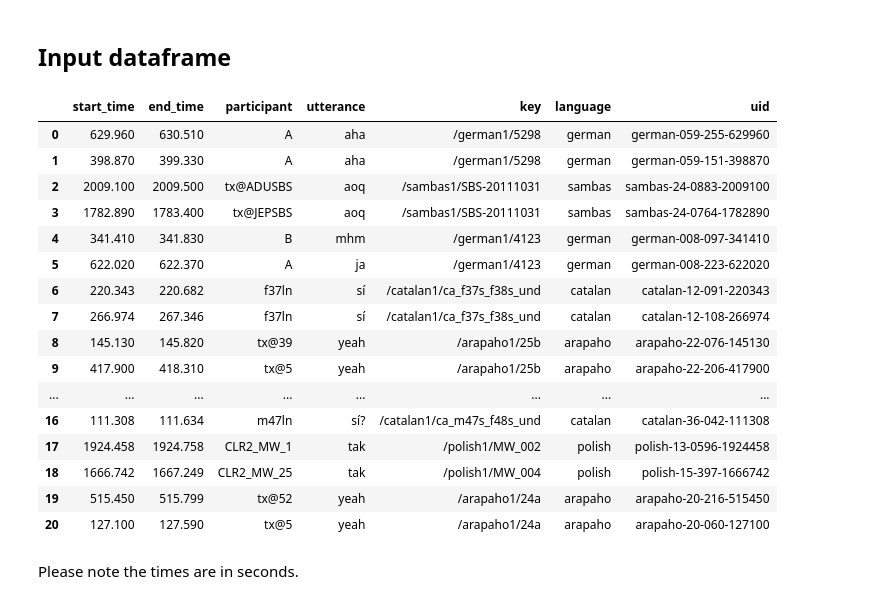
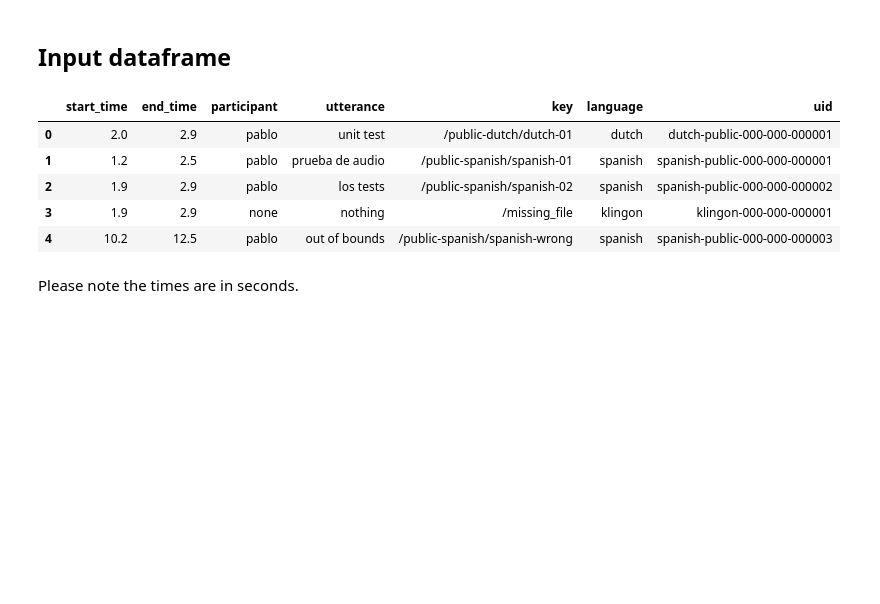
Before and after one commit to elpaco-escience/corpusparser, a Jupyter notebook: examples.ipynb, the cells around one changed output. Saved outputs shown, nothing was run; the diff lists cells and outputs as text; code cells hidden in the pictures; blank space fills up the shorter version.

```diff
--- a/examples.ipynb
+++ b/examples.ipynb
@@ -10,26 +10,15 @@ Some of these rows points to the same `.wav` file, so we'll make sure the file i
 # %%
 from pandas import read_csv
 # %%
-df = read_csv("tests/test_input.csv")
+df = read_csv("tests/test_public.csv")
 df
 # %% [output]
 |  | start_time | end_time | participant | utterance | key | language | uid |
-| 0 | 629.960 | 630.510 | A | aha | /german1/5298 | german | german-059-255-629960 |
-| 1 | 398.870 | 399.330 | A | aha | /german1/5298 | german | german-059-151-398870 |
-| 2 | 2009.100 | 2009.500 | tx@ADUSBS | aoq | /sambas1/SBS-20111031 | sambas | sambas-24-0883-2009100 |
-| 3 | 1782.890 | 1783.400 | tx@JEPSBS | aoq | /sambas1/SBS-20111031 | sambas | sambas-24-0764-1782890 |
-| 4 | 341.410 | 341.830 | B | mhm | /german1/4123 | german | german-008-097-341410 |
-| 5 | 622.020 | 622.370 | A | ja | /german1/4123 | german | german-008-223-622020 |
-| 6 | 220.343 | 220.682 | f37ln | sí | /catalan1/ca_f37s_f38s_und | catalan | catalan-12-091-220343 |
-| 7 | 266.974 | 267.346 | f37ln | sí | /catalan1/ca_f37s_f38s_und | catalan | catalan-12-108-266974 |
-| 8 | 145.130 | 145.820 | tx@39 | yeah | /arapaho1/25b | arapaho | arapaho-22-076-145130 |
-| 9 | 417.900 | 418.310 | tx@5 | yeah | /arapaho1/25b | arapaho | arapaho-22-206-417900 |
-| ... | ... | ... | ... | ... | ... | ... | ... |
-| 16 | 111.308 | 111.634 | m47ln | sí? | /catalan1/ca_m47s_f48s_und | catalan | catalan-36-042-111308 |
-| 17 | 1924.458 | 1924.758 | CLR2_MW_1 | tak | /polish1/MW_002 | polish | polish-13-0596-1924458 |
-| 18 | 1666.742 | 1667.249 | CLR2_MW_25 | tak | /polish1/MW_004 | polish | polish-15-397-1666742 |
-| 19 | 515.450 | 515.799 | tx@52 | yeah | /arapaho1/24a | arapaho | arapaho-20-216-515450 |
-| 20 | 127.100 | 127.590 | tx@5 | yeah | /arapaho1/24a | arapaho | arapaho-20-060-127100 |
+| 0 | 2.0 | 2.9 | pablo | unit test | /public-dutch/dutch-01 | dutch | dutch-public-000-000-000001 |
+| 1 | 1.2 | 2.5 | pablo | prueba de audio | /public-spanish/spanish-01 | spanish | spanish-public-000-000-000001 |
+| 2 | 1.9 | 2.9 | pablo | los tests | /public-spanish/spanish-02 | spanish | spanish-public-000-000-000002 |
+| 3 | 1.9 | 2.9 | none | nothing | /missing_file | klingon | klingon-000-000-000001 |
+| 4 | 10.2 | 12.5 | pablo | out of bounds | /public-spanish/spanish-wrong | spanish | spanish-public-000-000-000003 |
 # %% [markdown]
 Please note the times are in seconds.
 # %% [markdown]
```
Also changed, not shown: parts of 11 cells of this notebook, 1 other file.
